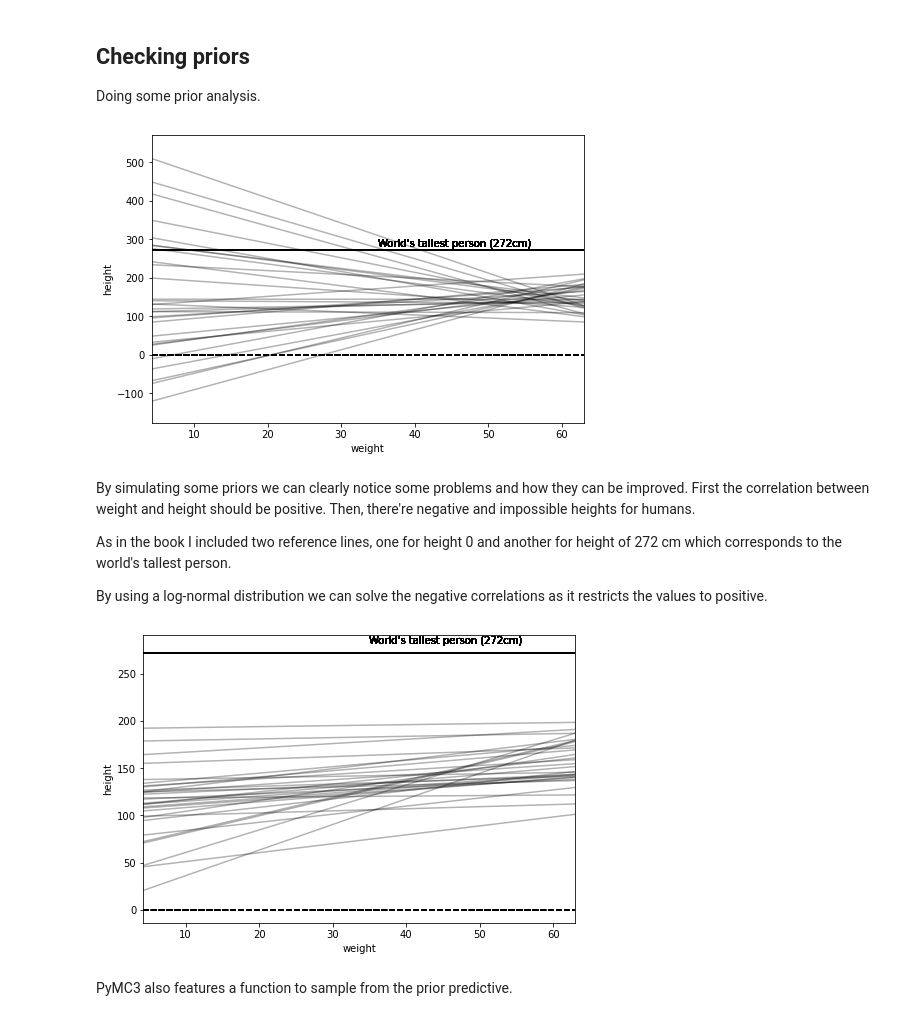
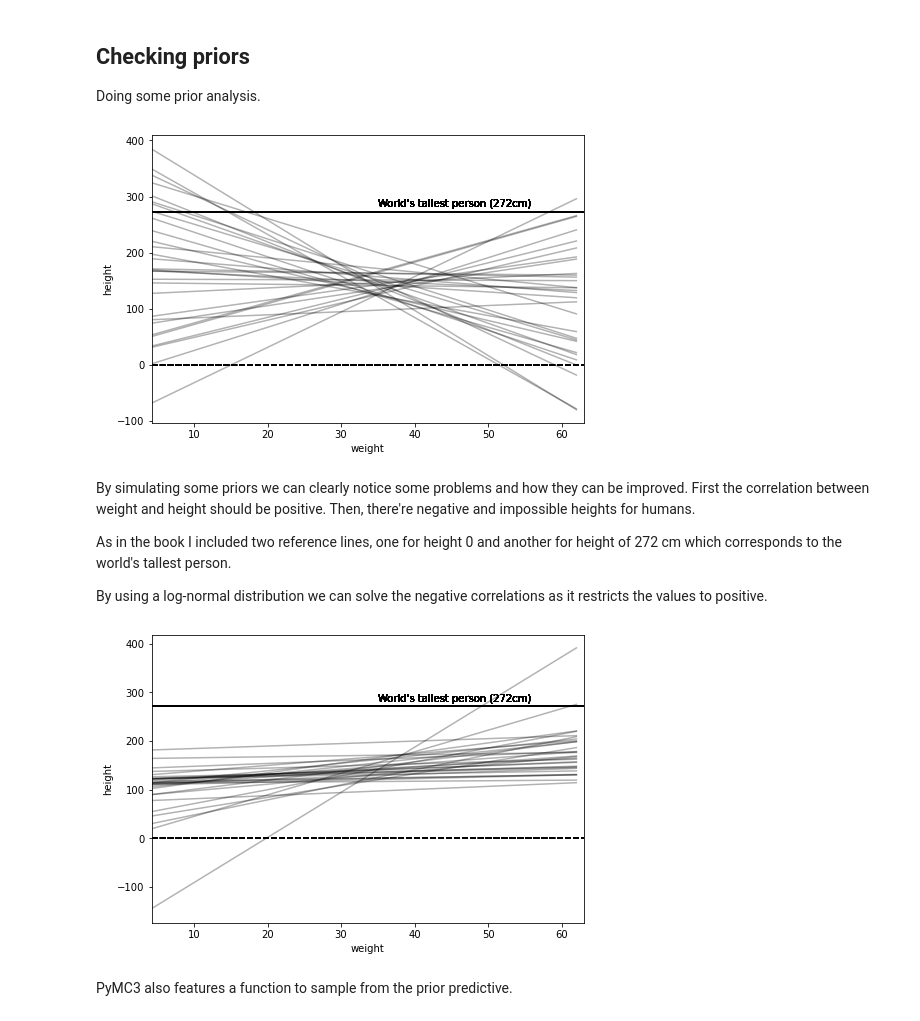
Before and after one commit to elisiojsj/Data-Science, a Jupyter notebook: homeworks_statistical_rethinking/homework_week2.ipynb, the cells around one changed output. Cells and saved outputs as stored; diff of their text form; code cells hidden in the pictures.

Commit message:
prior plots fixed

```diff
--- a/homeworks_statistical_rethinking/homework_week2.ipynb
+++ b/homeworks_statistical_rethinking/homework_week2.ipynb
@@ -226,14 +226,14 @@ for i in range(N):
     pred = a[i] + b[i]*(x-x_bar)
 
     a1.set_xlim(df.weight.min(), df.weight.max())
-    a1.plot(pred, c='black', alpha=0.3)
+    a1.plot(x, pred, c='black', alpha=0.3)
     a1.set_xlabel('weight')
     a1.set_ylabel('height')
     a1.axhline(0, c="k", ls="--", label="embryo")
     a1.axhline(272, c="k")
     a1.text(x=35, y=282, s="World's tallest person (272cm)")
 # %% [output]
-[figure, old version]
+[figure, new version]
 # %% [markdown]
 By simulating some priors we can clearly notice some problems and how they can be improved. First the correlation between weight and height should be positive. Then, there're negative and impossible heights for humans.<br>
 
@@ -243,20 +243,20 @@ By using a log-normal distribution we can solve the negative correlations as it
 # %%
 b = stats.lognorm.rvs(s=1, scale=1, size=N)
 
 fig = plt.figure()
 a1 = fig.add_axes([0,0,1,1])
 
 for i in range(N):
     pred = a[i] + b[i]*(x-x_bar)
     a1.set_xlim(df.weight.min(), df.weight.max())
-    a1.plot(pred, c='black', alpha=0.3)
+    a1.plot(x, pred, c='black', alpha=0.3)
     a1.set_xlabel('weight')
     a1.set_ylabel('height')
     a1.axhline(0, c="k", ls="--", label="embryo")
     a1.axhline(272, c="k")
     a1.text(x=35, y=282, s="World's tallest person (272cm)")
 # %% [output]
-[figure, old version]
+[figure, new version]
 # %% [markdown]
 PyMC3 also features a function to sample from the prior predictive.
 # %%
```
Also changed, not shown: parts of 7 cells of this notebook.
